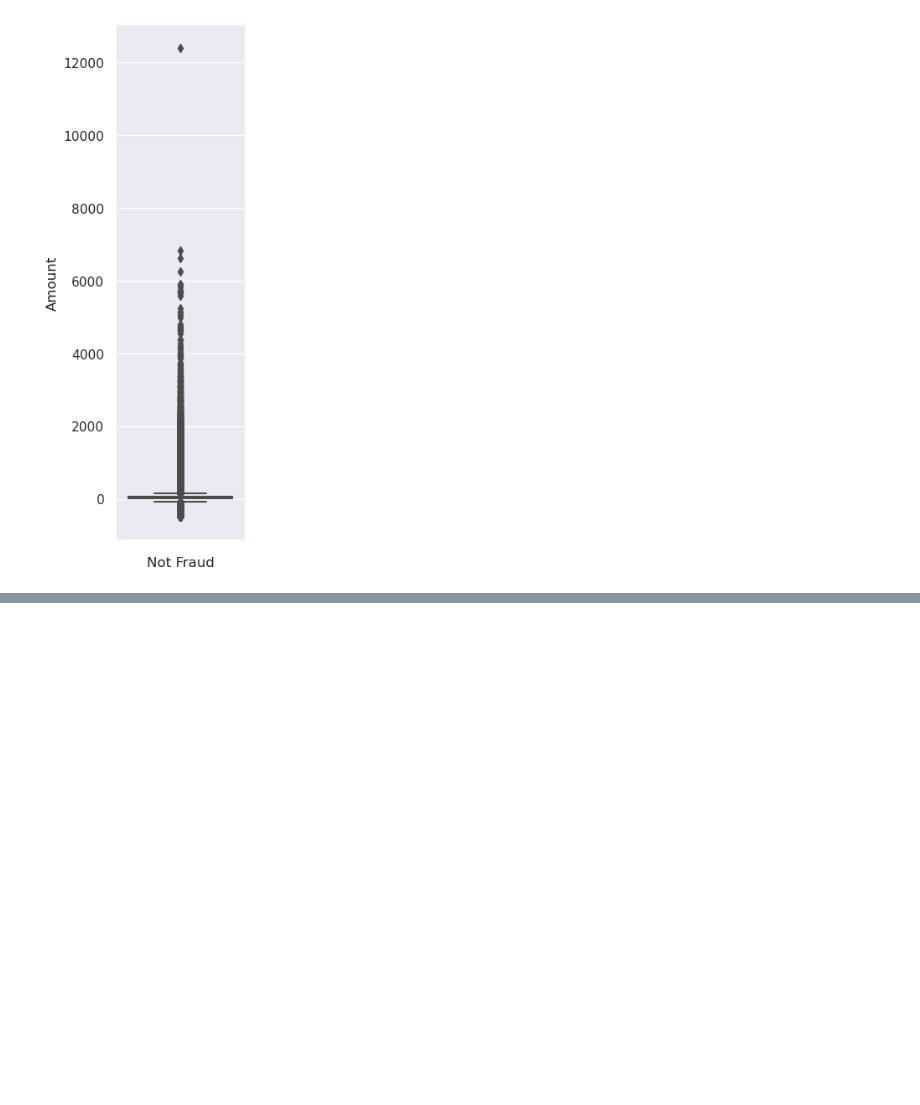
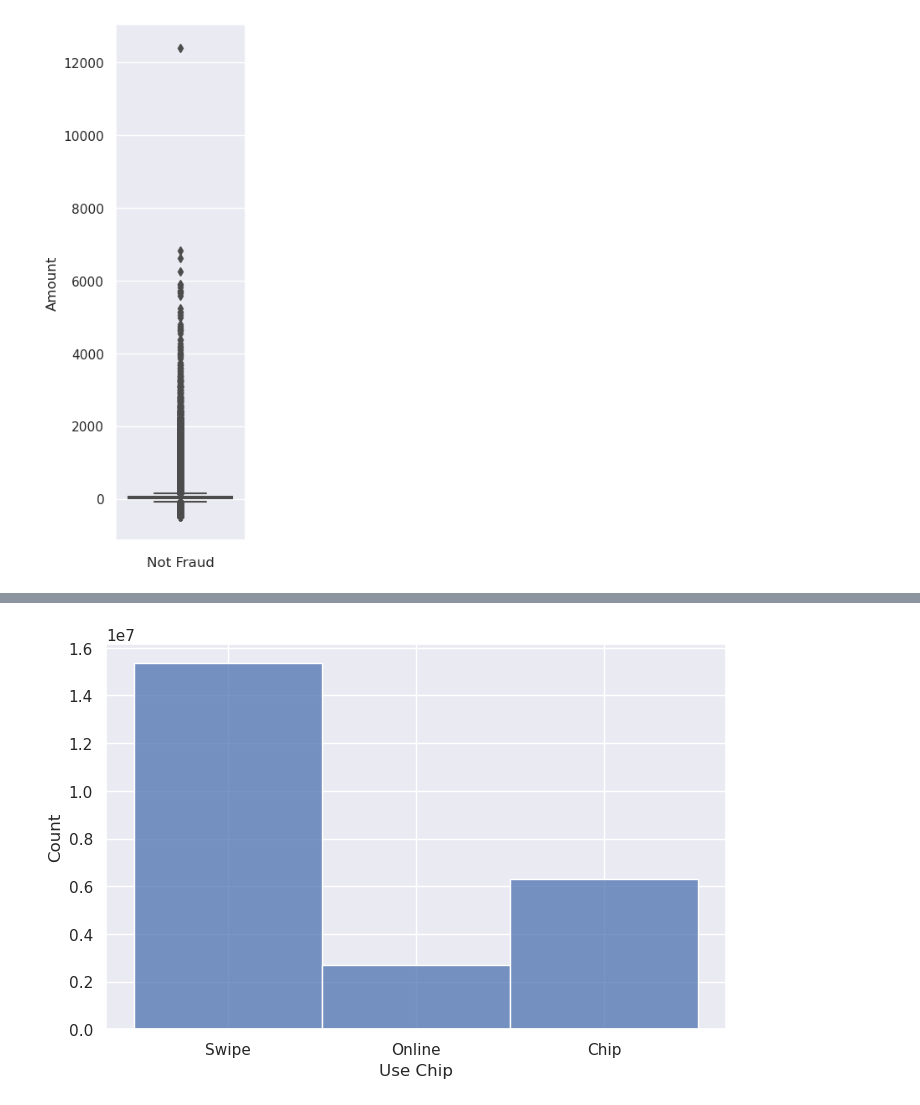
Before and after one commit to Yichen-Z/ece5831-2023-ccf, a Jupyter notebook: explore_transactions.ipynb, the cells around one changed output, grey strips where cells are left out. Saved outputs shown, nothing was run; the diff lists cells and outputs as text; code cells hidden in the pictures; blank space fills up the shorter version.

```diff
--- a/explore_transactions.ipynb
+++ b/explore_transactions.ipynb
@@ -414,0 +462,5 @@ plt.show()
+# %%
+sns.histplot(data=df['Use Chip'])
+plt.show()
+# %% [output]
+[figure, added]
```
Also changed, not shown: parts of 6 cells of this notebook.
